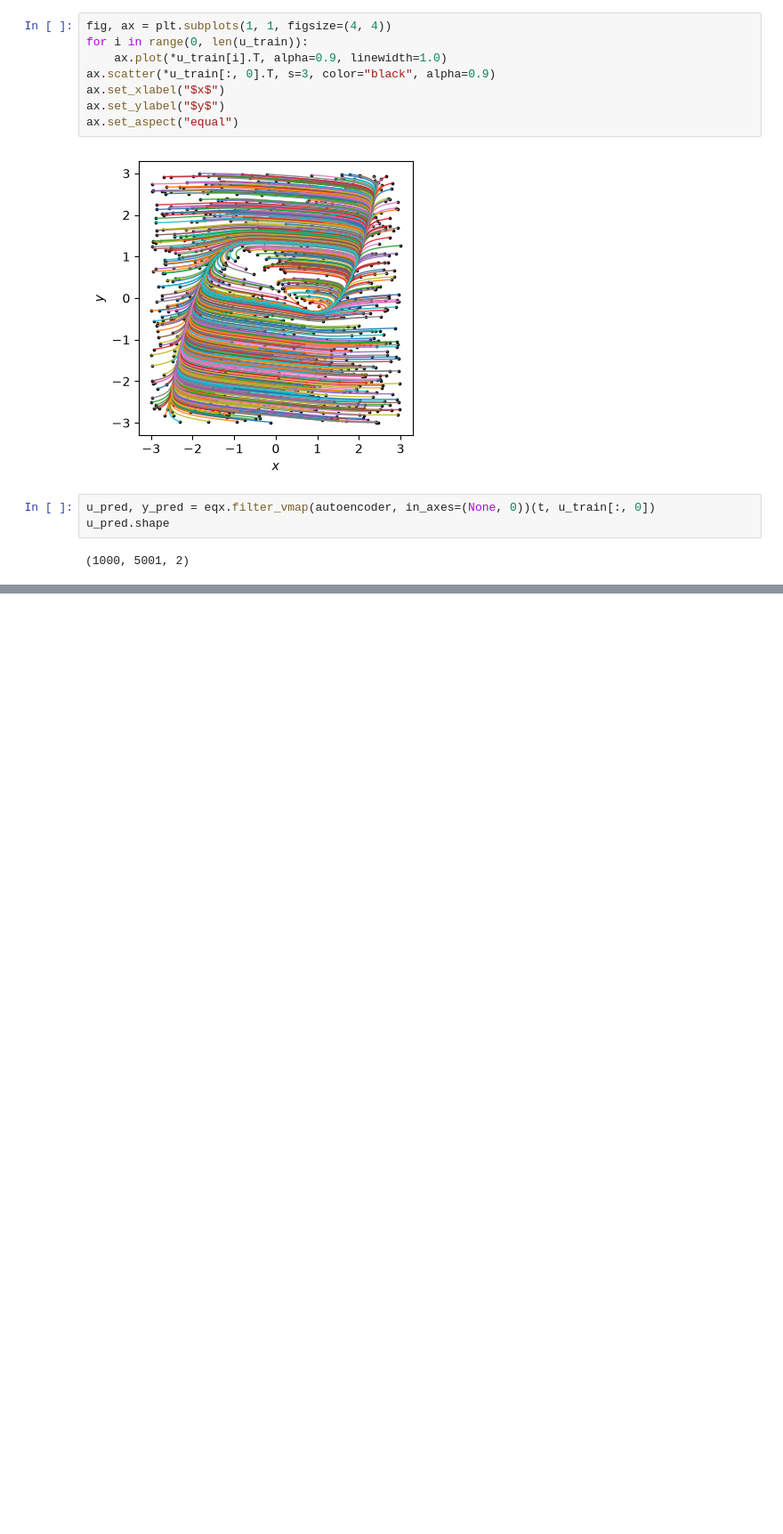
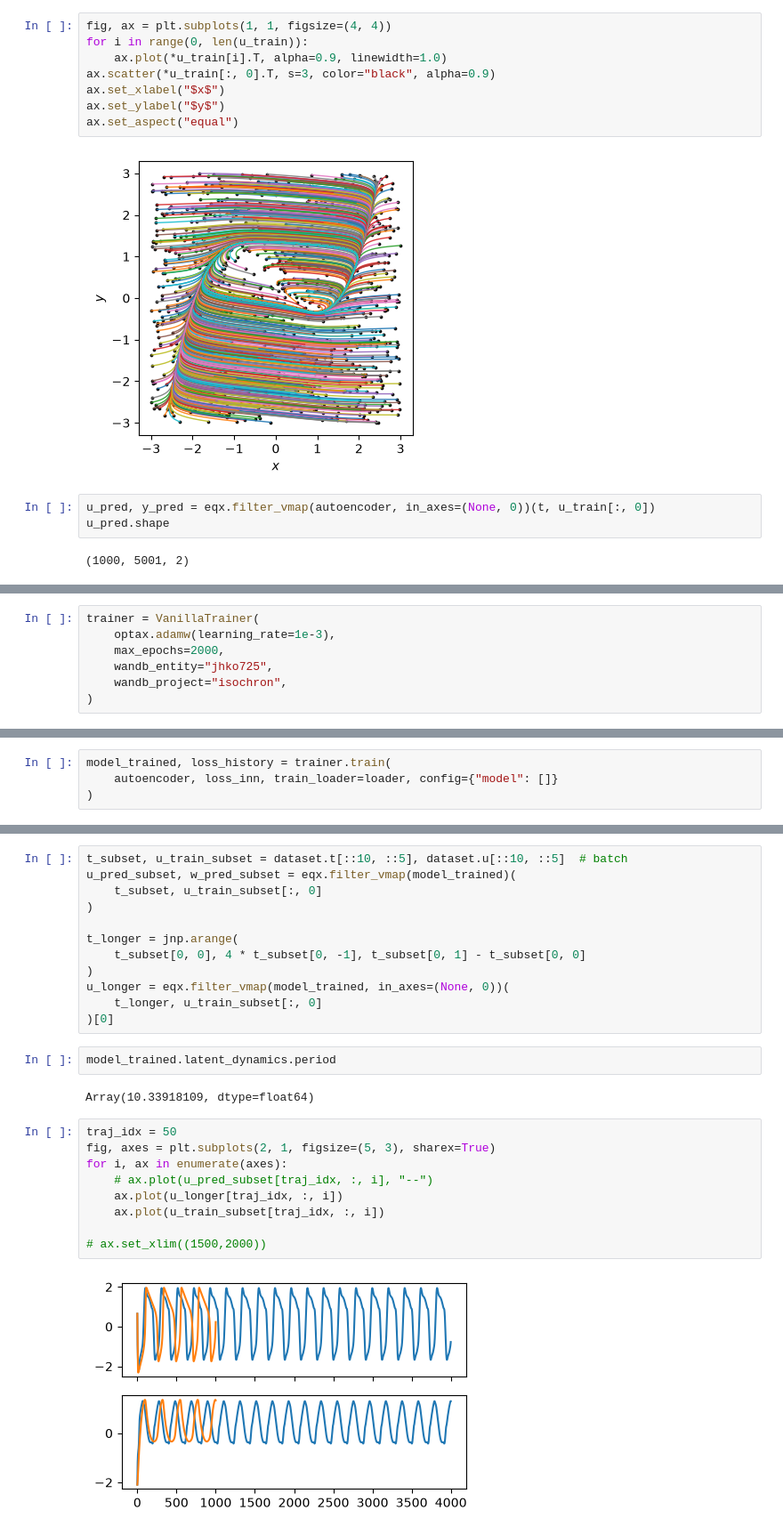
Before and after one commit to Jhko725/deep_isochron, a Jupyter notebook: prototype.ipynb, the cells around one changed output, grey strips where cells are left out. Shown at 89% size. Saved outputs shown, nothing was run; the diff lists cells and outputs as text; blank space fills up the shorter version.

```diff
--- a/prototype.ipynb
+++ b/prototype.ipynb
@@ -201,0 +272,7 @@ Array(3.8191672e-14, dtype=float64)
+# %%
+trainer = VanillaTrainer(
+    optax.adamw(learning_rate=1e-3),
+    max_epochs=2000,
+    wandb_entity="jhko725",
+    wandb_project="isochron",
+)
@@ -201,0 +286,4 @@ Array(3.8191672e-14, dtype=float64)
+# %%
+model_trained, loss_history = trainer.train(
+    autoencoder, loss_inn, train_loader=loader, config={"model": []}
+)
@@ -201,0 +322,27 @@ Array(3.8191672e-14, dtype=float64)
+# %%
+t_subset, u_train_subset = dataset.t[::10, ::5], dataset.u[::10, ::5]  # batch
+u_pred_subset, w_pred_subset = eqx.filter_vmap(model_trained)(
+    t_subset, u_train_subset[:, 0]
+)
+
+t_longer = jnp.arange(
+    t_subset[0, 0], 4 * t_subset[0, -1], t_subset[0, 1] - t_subset[0, 0]
+)
+u_longer = eqx.filter_vmap(model_trained, in_axes=(None, 0))(
+    t_longer, u_train_subset[:, 0]
+)[0]
+# %%
+model_trained.latent_dynamics.period
+# %% [output]
+Array(10.33918109, dtype=float64)
+# %%
+traj_idx = 50
+fig, axes = plt.subplots(2, 1, figsize=(5, 3), sharex=True)
+for i, ax in enumerate(axes):
+    # ax.plot(u_pred_subset[traj_idx, :, i], "--")
+    ax.plot(u_longer[traj_idx, :, i])
+    ax.plot(u_train_subset[traj_idx, :, i])
+
+# ax.set_xlim((1500,2000))
+# %% [output]
+[figure, added]
```
Also changed, not shown: parts of 15 cells of this notebook, 10 other files.
